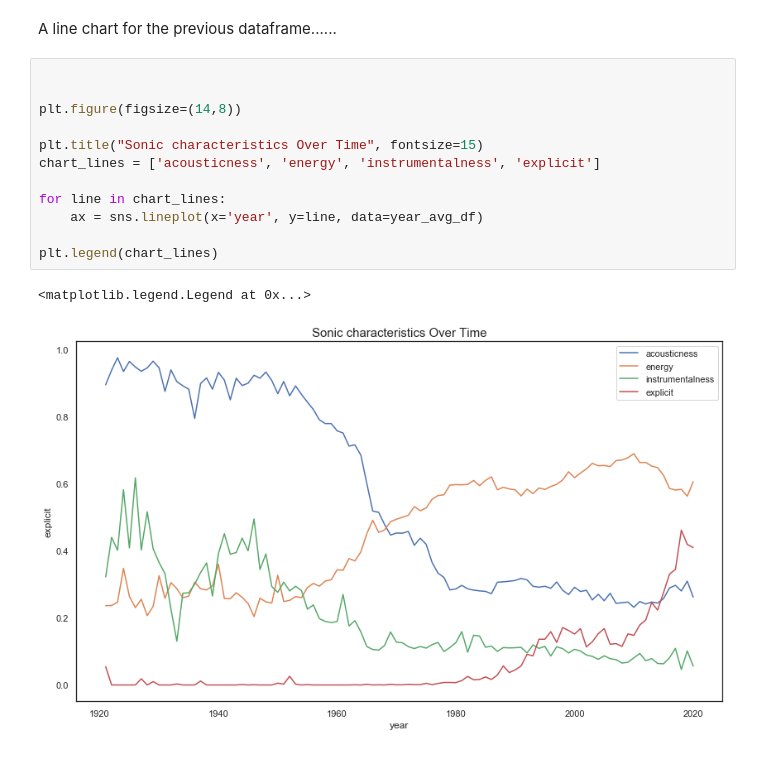
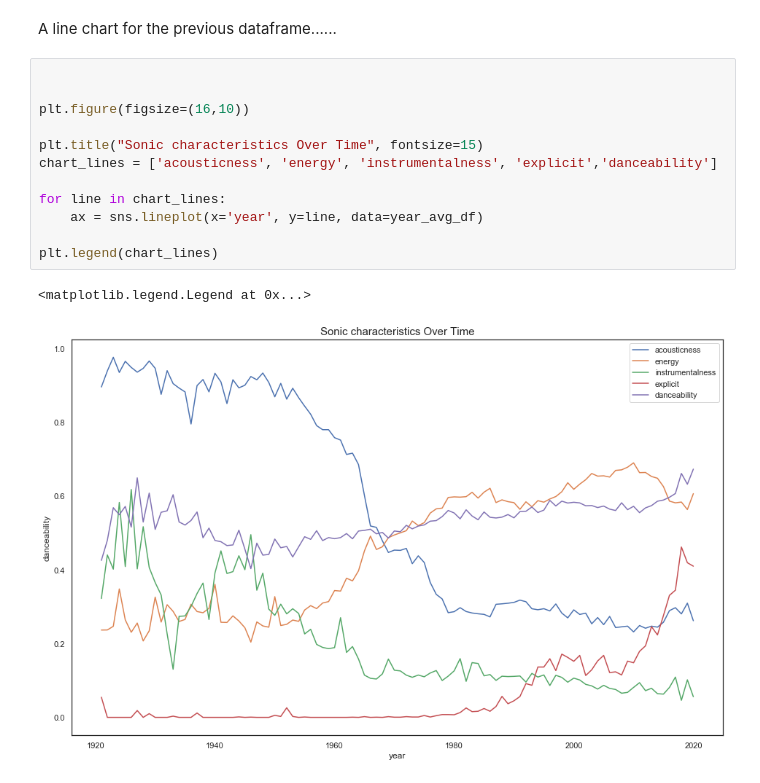
Before and after one commit to OtuokereTobechukwu/Sonic-Analysis, a Jupyter notebook: Sonic analysis.ipynb, the cells around one changed output. Drawn from its saved outputs; the diff is of its cells as text.

```diff
--- a/Sonic analysis.ipynb
+++ b/Sonic analysis.ipynb
@@ -308,15 +308,15 @@ A line chart for the previous dataframe......
 # %%
 
 
-plt.figure(figsize=(14,8))
+plt.figure(figsize=(16,10))
 
 plt.title("Sonic characteristics Over Time", fontsize=15)
-chart_lines = ['acousticness', 'energy', 'instrumentalness', 'explicit']
+chart_lines = ['acousticness', 'energy', 'instrumentalness', 'explicit','danceability']
 
 for line in chart_lines:
     ax = sns.lineplot(x='year', y=line, data=year_avg_df)
 
 plt.legend(chart_lines)
 # %% [output]
 <matplotlib.legend.Legend at 0x...>
-[figure, old version]
+[figure, new version]
```
Also changed, not shown: parts of 6 cells of this notebook.
